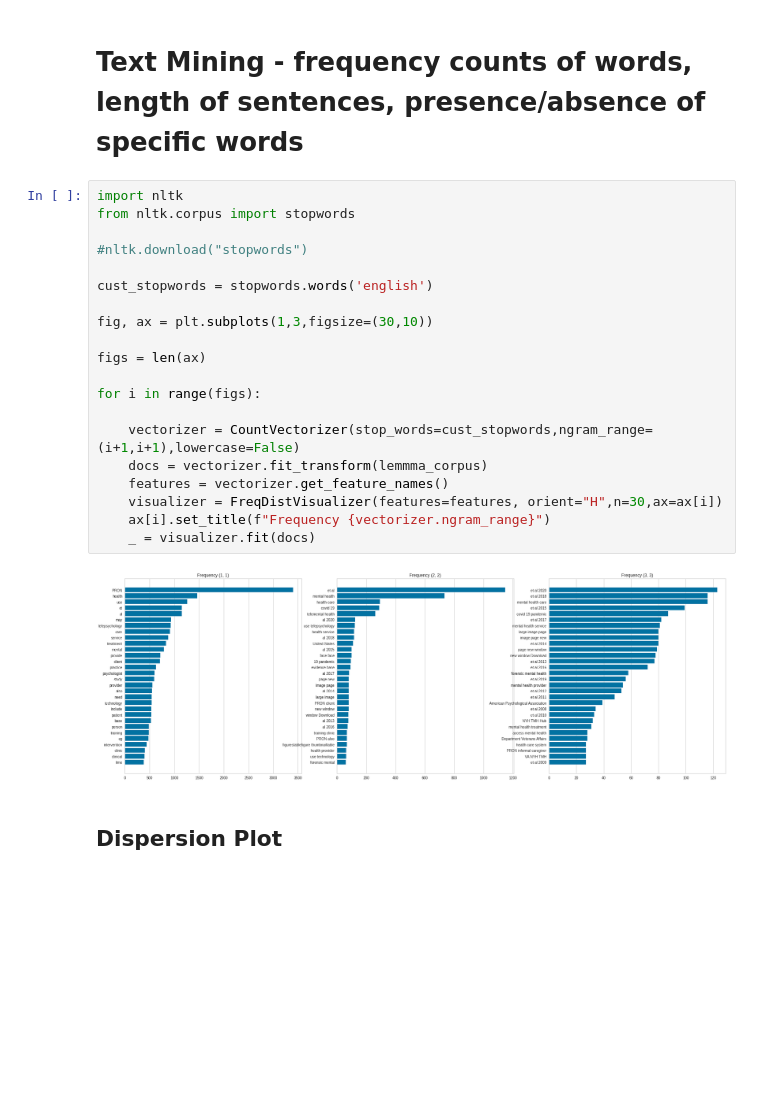
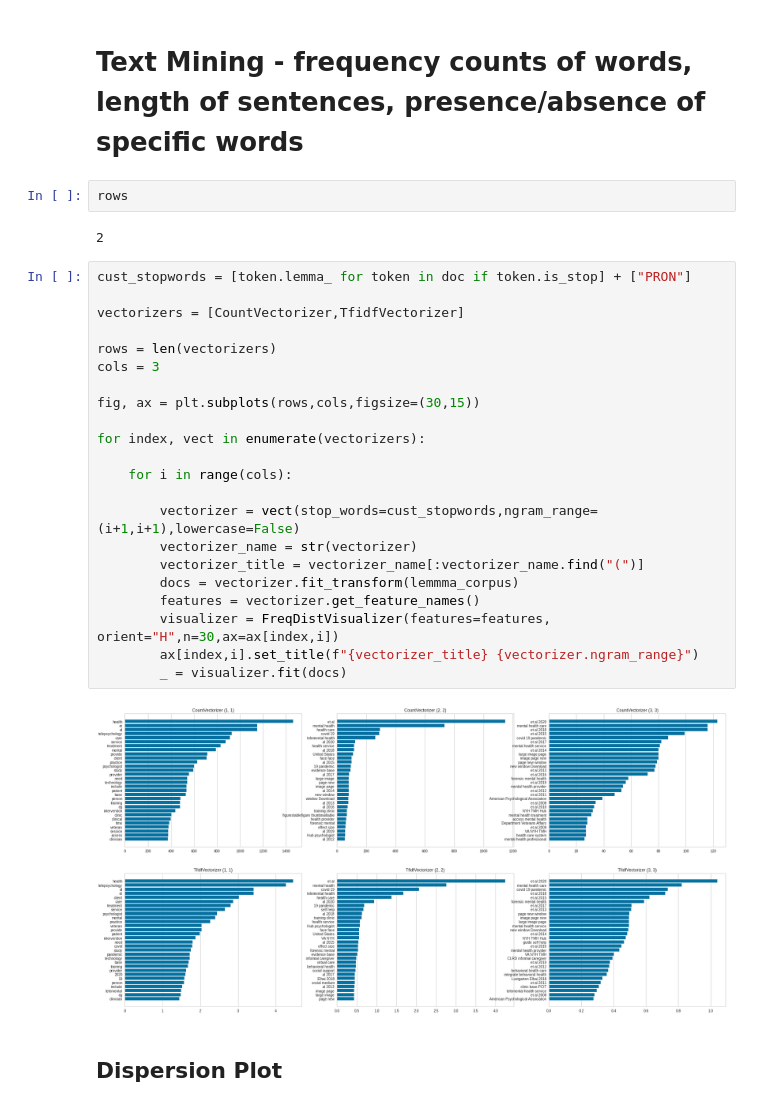
Before and after one commit to VintageGold/Text_Summarization, a Jupyter notebook: Text_Summarization.ipynb, the cells around one changed output. Saved outputs shown, nothing was run; the diff lists cells and outputs as text; blank space fills up the shorter version.

Commit message:
Refactored Countplot

```diff
--- a/Text_Summarization.ipynb
+++ b/Text_Summarization.ipynb
@@ -201,28 +196,34 @@ Document 3 [('the United States', 'GPE'), ('Liang et', 'PERSON'), ('Lopes Jaspal
 Document 4 [('mid-March', 'DATE'), ('ReviewThere', 'ORG'), ('Poletti', 'PERSON'), ('2017', 'DATE'), ('Backhaus et al 2012', 'ORG'), ('Evans', 'NORP'), ('Aafjes-van Doorn', 'PERSON'), ('145', 'CARDINAL ...
 # %% [markdown]
 # Text Mining - frequency counts of words, length of sentences, presence/absence of specific words
+# %%
+rows
+# %% [output]
+2
 # %%
-import nltk
-from nltk.corpus import stopwords
+cust_stopwords = [token.lemma_ for token in doc if token.is_stop] + ["PRON"]
 
-#nltk.download("stopwords")
+vectorizers = [CountVectorizer,TfidfVectorizer]
 
-cust_stopwords = stopwords.words('english')
+rows = len(vectorizers)
+cols = 3
 
-fig, ax = plt.subplots(1,3,figsize=(30,10))
+fig, ax = plt.subplots(rows,cols,figsize=(30,15))
 
-figs = len(ax)
+for index, vect in enumerate(vectorizers):
 
-for i in range(figs):
+    for i in range(cols):
 
-    vectorizer = CountVectorizer(stop_words=cust_stopwords,ngram_range=(i+1,i+1),lowercase=False)
-    docs = vectorizer.fit_transform(lemmma_corpus)
-    features = vectorizer.get_feature_names()
-    visualizer = FreqDistVisualizer(features=features, orient="H",n=30,ax=ax[i])
-    ax[i].set_title(f"Frequency {vectorizer.ngram_range}")
-    _ = visualizer.fit(docs)
+        vectorizer = vect(stop_words=cust_stopwords,ngram_range=(i+1,i+1),lowercase=False)
+        vectorizer_name = str(vectorizer)
+        vectorizer_title = vectorizer_name[:vectorizer_name.find("(")]
+        docs = vectorizer.fit_transform(lemmma_corpus)
+        features = vectorizer.get_feature_names()
+        visualizer = FreqDistVisualizer(features=features, orient="H",n=30,ax=ax[index,i])
+        ax[index,i].set_title(f"{vectorizer_title} {vectorizer.ngram_range}")
+        _ = visualizer.fit(docs)
 # %% [output]
-[figure, old version]
+[figure, new version]
 # %% [markdown]
 ## Dispersion Plot
 # %%
```
Also changed, not shown: parts of 9 cells of this notebook.
